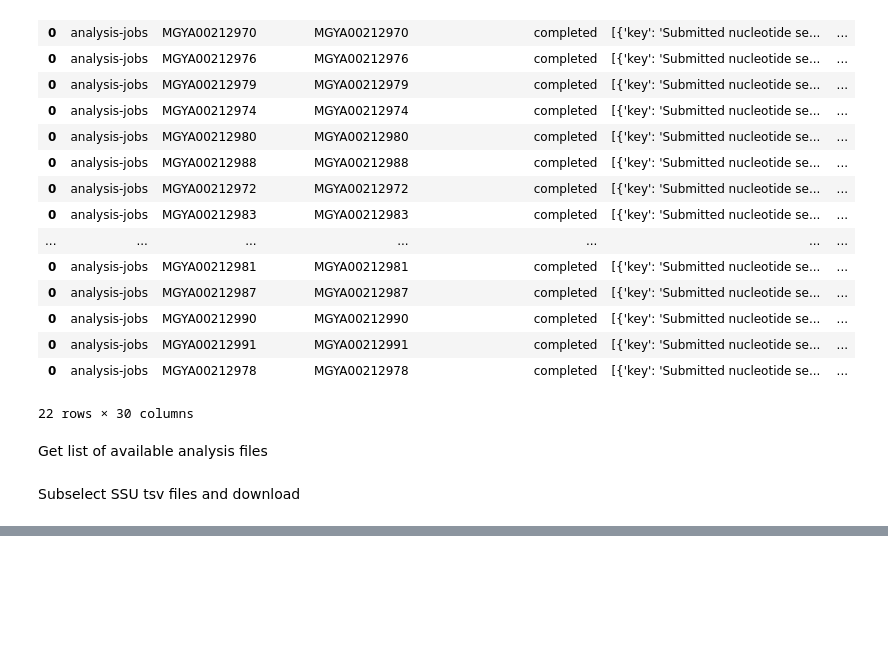
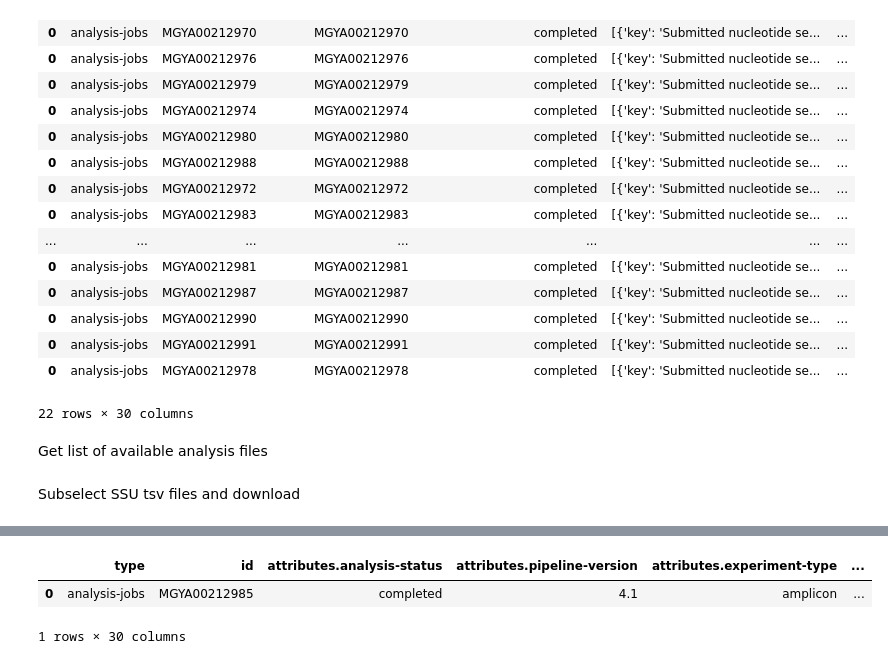
Before and after one commit to MDunitz/metagenomics, a Jupyter notebook: scripts/tutorial_test.ipynb, the cells around one changed output, grey strips where cells are left out. Saved outputs shown, nothing was run; the diff lists cells and outputs as text; code cells hidden in the pictures; blank space fills up the shorter version.

```diff
--- a/scripts/tutorial_test.ipynb
+++ b/scripts/tutorial_test.ipynb
@@ -94,4 +104,5 @@ fetching MGYS00002998 samples
 # %% [markdown]
 Get analyses associated with study samples
 # %%
-analyses = get_sample_analyses(api_root, study_samples, analysis_limit=100)
+analyses_df = get_sample_analyses(api_root, study_samples, analysis_limit=100)
+analyses_df
@@ -250,0 +300,6 @@ Name: ERR204745, Length: 304, dtype: float64
+# %%
+analyses_df
+# %% [output]
+|  | type | id | attributes.analysis-status | attributes.pipeline-version | attributes.experiment-type | ... |
+| 0 | analysis-jobs | MGYA00212985 | completed | 4.1 | amplicon | ... |
+1 rows × 30 columns
```
Also changed, not shown: parts of 22 cells of this notebook, 4 other files.
